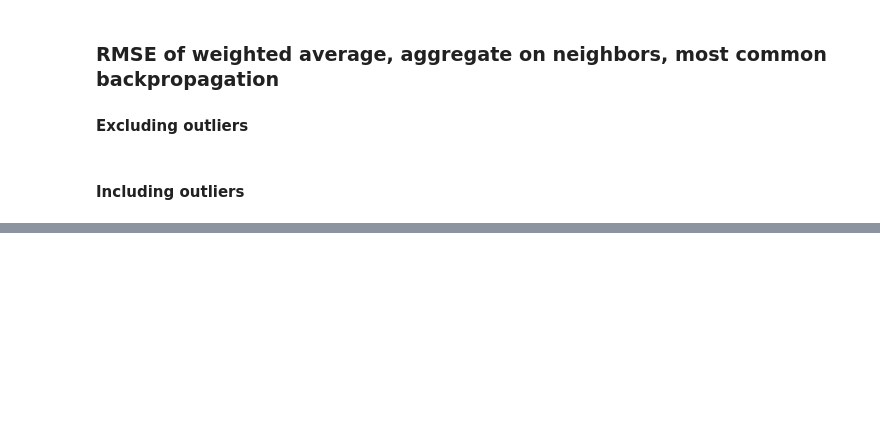
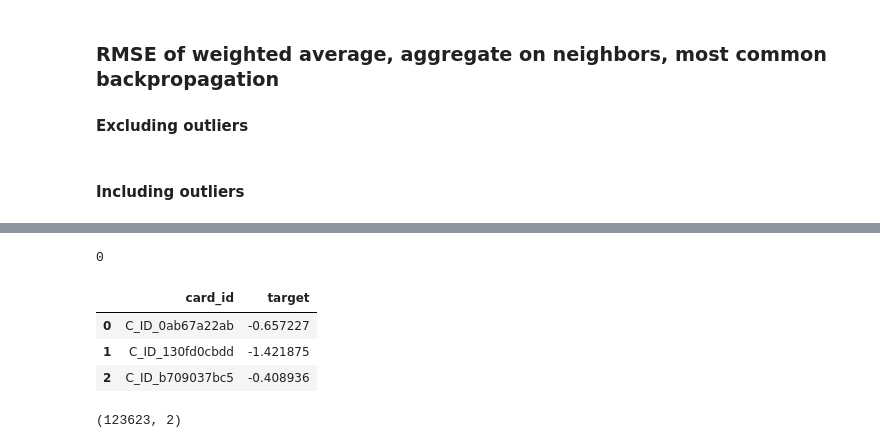
Before and after one commit to Zol-S/kaggle, a Jupyter notebook: Elo Merchant Category Recommendation/2.2_LynxKite_preprocessor.ipynb, the cells around one changed output, grey strips where cells are left out. Saved outputs shown, nothing was run; the diff lists cells and outputs as text; code cells hidden in the pictures; blank space fills up the shorter version.

```diff
--- a/Elo Merchant Category Recommendation/2.2_LynxKite_preprocessor.ipynb
+++ b/Elo Merchant Category Recommendation/2.2_LynxKite_preprocessor.ipynb
@@ -853,0 +877,21 @@ print('\nTraining set RMSE of\n\tweighted average: {}\n\taverage on neighbors: {
+# %%
+df_sub.drop(['target', 'merch_seg_viral_target_average_after_iteration_5_most_common', 'merch_seg_viral_target_average_after_iteration_4_most_common', 'merch_seg_viral_target_average_after_iteration_3_most_common', 'merch_seg_viral_target_average_after_iteration_1_most_common', 'merch_seg_target_median_median', 'merch_seg_target_average_average'], inplace=True, axis=1) # , 'merch_seg_target_median_median'
+# %%
+df_sub.rename(index=str, columns={"merch_seg_viral_target_average_after_iteration_2_most_common": "target"}, inplace=True)
+# %%
+df_sub['target'].fillna((df_sub['target'].mean()), inplace=True)
+# %%
+df_sub['target'].isnull().sum()
+# %% [output]
+0
+# %%
+df_sub[:3]
+# %% [output]
+|  | card_id | target |
+| 0 | C_ID_0ab67a22ab | -0.657227 |
+| 1 | C_ID_130fd0cbdd | -1.421875 |
+| 2 | C_ID_b709037bc5 | -0.408936 |
+# %%
+df_sub.shape
+# %% [output]
+(123623, 2)
```
Also changed, not shown: parts of 6 cells of this notebook, 1 other file.
